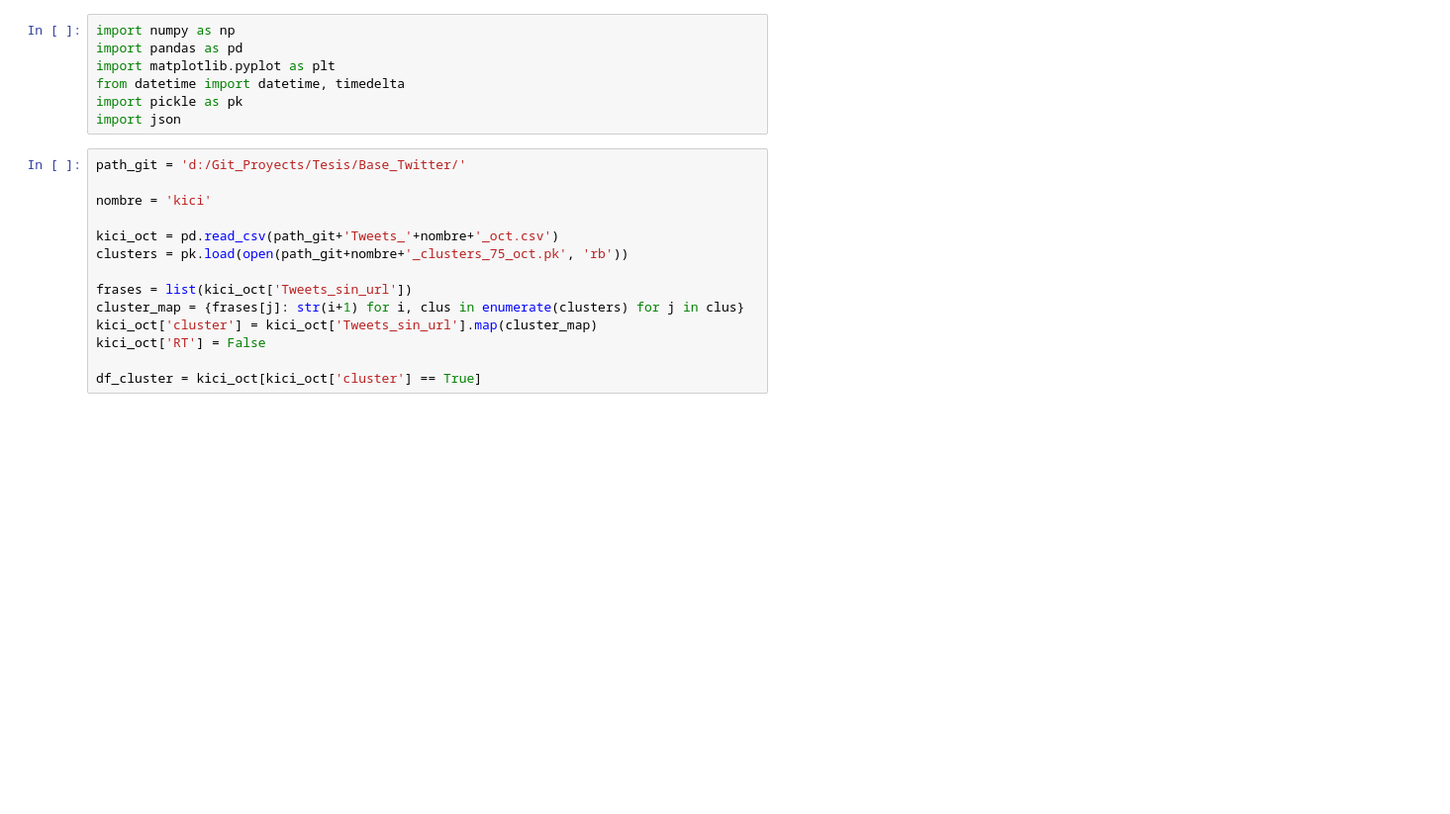
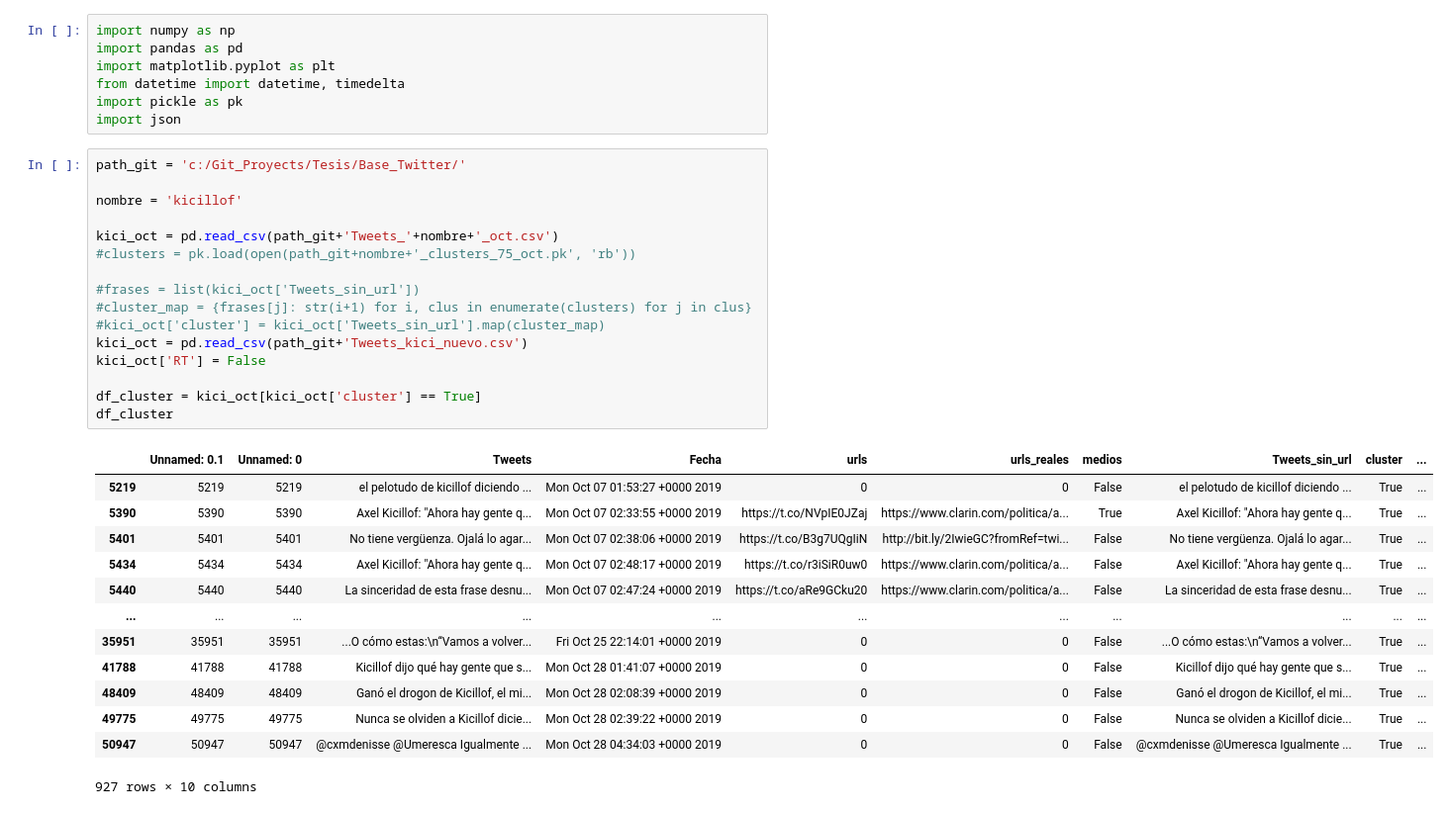
Before and after one commit to Ale-Mildiner/Tesis, a Jupyter notebook: Base_Twitter/series_temporales_con_medios.ipynb, the cells around one changed output. Shown at 99% size. Saved outputs shown, nothing was run; the diff lists cells and outputs as text; blank space fills up the shorter version.

```diff
--- a/Base_Twitter/series_temporales_con_medios.ipynb
+++ b/Base_Twitter/series_temporales_con_medios.ipynb
@@ -6,16 +6,32 @@ from datetime import datetime, timedelta
 import pickle as pk
 import json
 # %%
-path_git = 'd:/Git_Proyects/Tesis/Base_Twitter/'
+path_git = 'c:/Git_Proyects/Tesis/Base_Twitter/'
 
-nombre = 'kici'
+nombre = 'kicillof'
 
 kici_oct = pd.read_csv(path_git+'Tweets_'+nombre+'_oct.csv')
-clusters = pk.load(open(path_git+nombre+'_clusters_75_oct.pk', 'rb'))
+#clusters = pk.load(open(path_git+nombre+'_clusters_75_oct.pk', 'rb'))
 
-frases = list(kici_oct['Tweets_sin_url'])
-cluster_map = {frases[j]: str(i+1) for i, clus in enumerate(clusters) for j in clus}
-kici_oct['cluster'] = kici_oct['Tweets_sin_url'].map(cluster_map)
+#frases = list(kici_oct['Tweets_sin_url'])
+#cluster_map = {frases[j]: str(i+1) for i, clus in enumerate(clusters) for j in clus}
+#kici_oct['cluster'] = kici_oct['Tweets_sin_url'].map(cluster_map)
+kici_oct = pd.read_csv(path_git+'Tweets_kici_nuevo.csv')
 kici_oct['RT'] = False
 
 df_cluster = kici_oct[kici_oct['cluster'] == True]
+df_cluster
+# %% [output]
+|  | Unnamed: 0.1 | Unnamed: 0 | Tweets | Fecha | urls | urls_reales | medios | Tweets_sin_url | cluster | ... |
+| 5219 | 5219 | 5219 | el pelotudo de kicillof diciendo ... | Mon Oct 07 01:53:27 +0000 2019 | 0 | 0 | False | el pelotudo de kicillof diciendo ... | True | ... |
+| 5390 | 5390 | 5390 | Axel Kicillof: "Ahora hay gente q... | Mon Oct 07 02:33:55 +0000 2019 | https://t.co/NVpIE0JZaj | https://www.clarin.com/politica/a... | True | Axel Kicillof: "Ahora hay gente q... | True | ... |
+| 5401 | 5401 | 5401 | No tiene vergüenza. Ojalá lo agar... | Mon Oct 07 02:38:06 +0000 2019 | https://t.co/B3g7UQgIiN | http://bit.ly/2IwieGC?fromRef=twi... | False | No tiene vergüenza. Ojalá lo agar... | True | ... |
+| 5434 | 5434 | 5434 | Axel Kicillof: "Ahora hay gente q... | Mon Oct 07 02:48:17 +0000 2019 | https://t.co/r3iSiR0uw0 | https://www.clarin.com/politica/a... | False | Axel Kicillof: "Ahora hay gente q... | True | ... |
+| 5440 | 5440 | 5440 | La sinceridad de esta frase desnu... | Mon Oct 07 02:47:24 +0000 2019 | https://t.co/aRe9GCku20 | https://www.clarin.com/politica/a... | False | La sinceridad de esta frase desnu... | True | ... |
+| ... | ... | ... | ... | ... | ... | ... | ... | ... | ... | ... |
+| 35951 | 35951 | 35951 | ...O cómo estas:\n“Vamos a volver... | Fri Oct 25 22:14:01 +0000 2019 | 0 | 0 | False | ...O cómo estas:\n“Vamos a volver... | True | ... |
+| 41788 | 41788 | 41788 | Kicillof dijo qué hay gente que s... | Mon Oct 28 01:41:07 +0000 2019 | 0 | 0 | False | Kicillof dijo qué hay gente que s... | True | ... |
+| 48409 | 48409 | 48409 | Ganó el drogon de Kicillof, el mi... | Mon Oct 28 02:08:39 +0000 2019 | 0 | 0 | False | Ganó el drogon de Kicillof, el mi... | True | ... |
+| 49775 | 49775 | 49775 | Nunca se olviden a Kicillof dicie... | Mon Oct 28 02:39:22 +0000 2019 | 0 | 0 | False | Nunca se olviden a Kicillof dicie... | True | ... |
+| 50947 | 50947 | 50947 | @cxmdenisse @Umeresca Igualmente ... | Mon Oct 28 04:34:03 +0000 2019 | 0 | 0 | False | @cxmdenisse @Umeresca Igualmente ... | True | ... |
+927 rows × 10 columns
```
Also changed, not shown: parts of 5 cells of this notebook, 1 other file.
